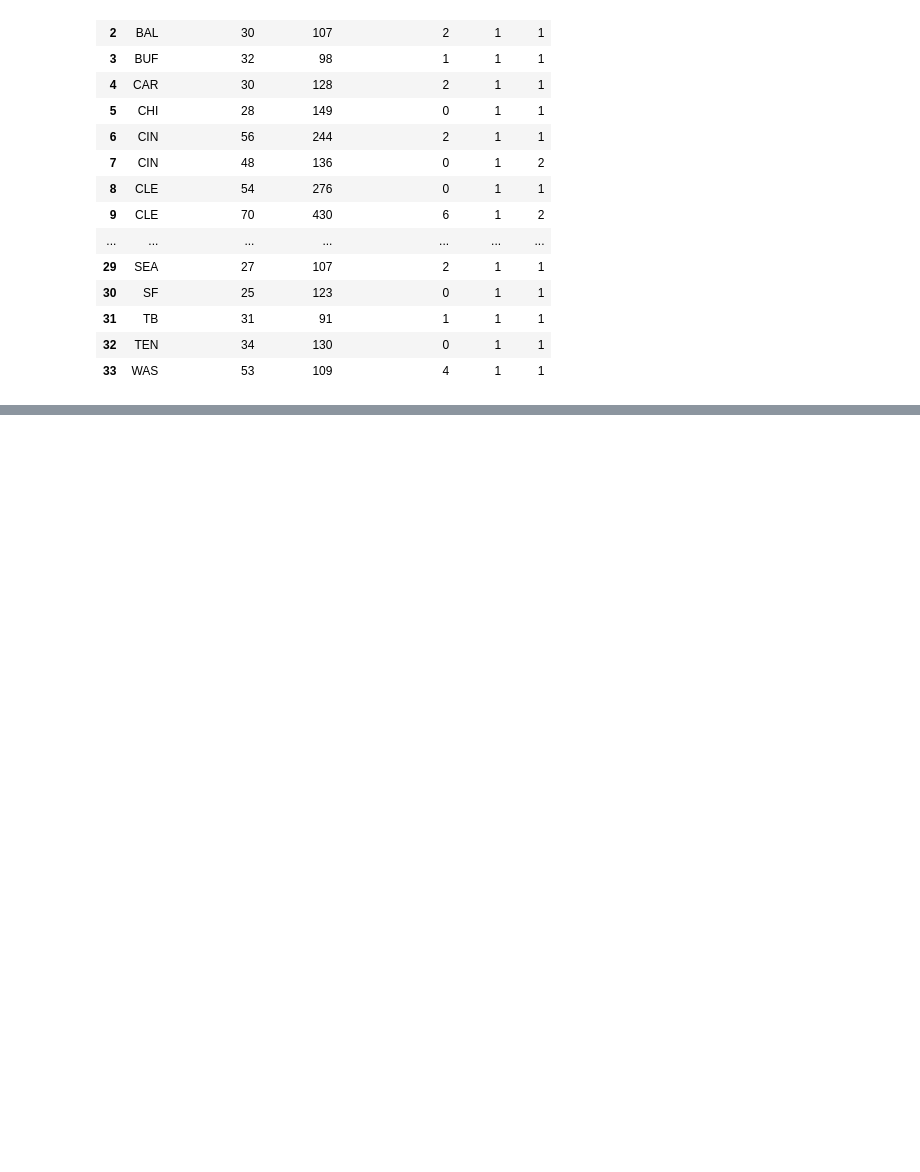
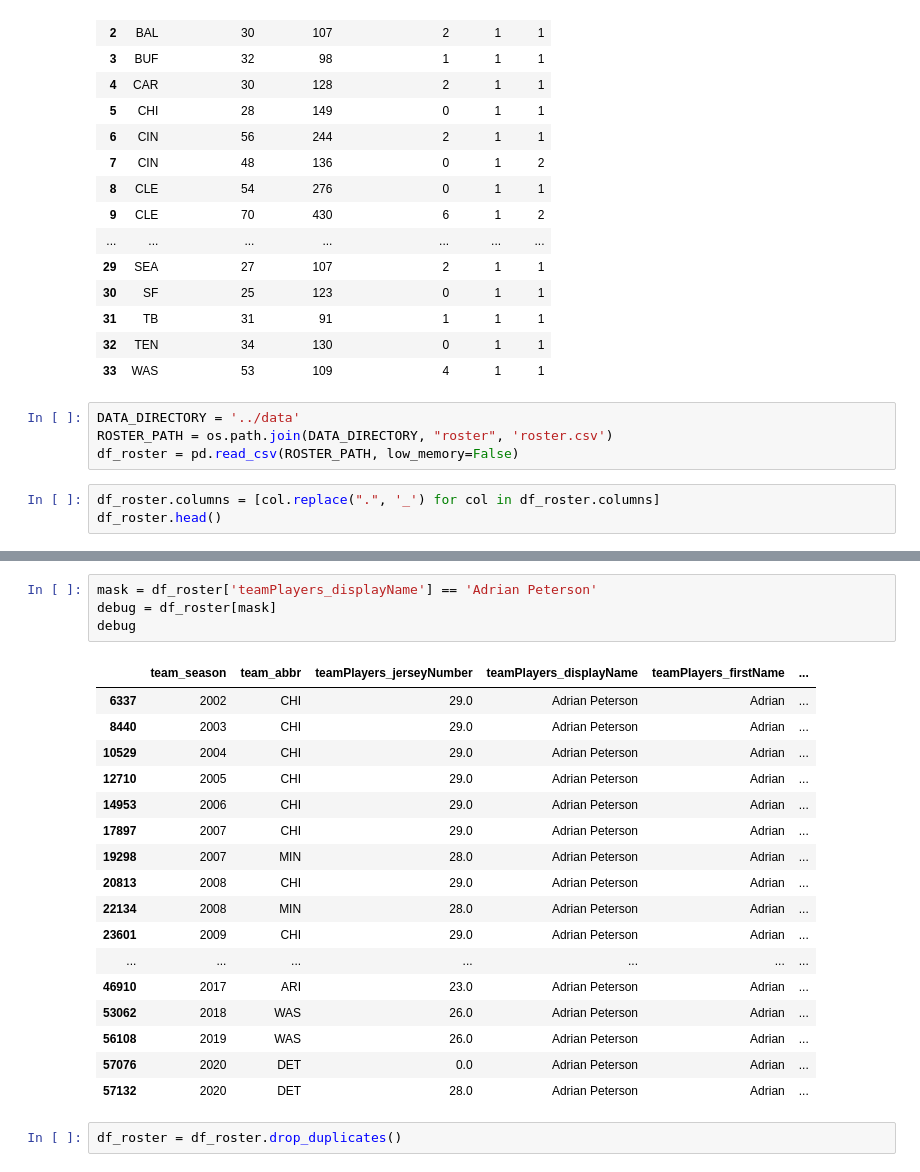
Before and after one commit to shind07/nfl-data-pipeline, a Jupyter notebook: notebooks/qc_rushing.ipynb, the cells around one changed output, grey strips where cells are left out. Cells and saved outputs as stored; diff of their text form; blank space fills up the shorter version.

```diff
--- a/notebooks/qc_rushing.ipynb
+++ b/notebooks/qc_rushing.ipynb
@@ -215,3 +234,10 @@ df[['team', 'total_attempts', 'total_yards', 'total_touchdowns', 'games', 'week'
 | 31 | TB | 31 | 91 | 1 | 1 | 1 |
 | 32 | TEN | 34 | 130 | 0 | 1 | 1 |
 | 33 | WAS | 53 | 109 | 4 | 1 | 1 |
+# %%
+DATA_DIRECTORY = '../data'
+ROSTER_PATH = os.path.join(DATA_DIRECTORY, "roster", 'roster.csv')
+df_roster = pd.read_csv(ROSTER_PATH, low_memory=False)
+# %%
+df_roster.columns = [col.replace(".", '_') for col in df_roster.columns]
+df_roster.head()
@@ -217,0 +251,24 @@ df[['team', 'total_attempts', 'total_yards', 'total_touchdowns', 'games', 'week'
+# %%
+mask = df_roster['teamPlayers_displayName'] == 'Adrian Peterson'
+debug = df_roster[mask]
+debug
+# %% [output]
+|  | team_season | team_abbr | teamPlayers_jerseyNumber | teamPlayers_displayName | teamPlayers_firstName | ... |
+| 6337 | 2002 | CHI | 29.0 | Adrian Peterson | Adrian | ... |
+| 8440 | 2003 | CHI | 29.0 | Adrian Peterson | Adrian | ... |
+| 10529 | 2004 | CHI | 29.0 | Adrian Peterson | Adrian | ... |
+| 12710 | 2005 | CHI | 29.0 | Adrian Peterson | Adrian | ... |
+| 14953 | 2006 | CHI | 29.0 | Adrian Peterson | Adrian | ... |
+| 17897 | 2007 | CHI | 29.0 | Adrian Peterson | Adrian | ... |
+| 19298 | 2007 | MIN | 28.0 | Adrian Peterson | Adrian | ... |
+| 20813 | 2008 | CHI | 29.0 | Adrian Peterson | Adrian | ... |
+| 22134 | 2008 | MIN | 28.0 | Adrian Peterson | Adrian | ... |
+| 23601 | 2009 | CHI | 29.0 | Adrian Peterson | Adrian | ... |
+| ... | ... | ... | ... | ... | ... | ... |
+| 46910 | 2017 | ARI | 23.0 | Adrian Peterson | Adrian | ... |
+| 53062 | 2018 | WAS | 26.0 | Adrian Peterson | Adrian | ... |
+| 56108 | 2019 | WAS | 26.0 | Adrian Peterson | Adrian | ... |
+| 57076 | 2020 | DET | 0.0 | Adrian Peterson | Adrian | ... |
+| 57132 | 2020 | DET | 28.0 | Adrian Peterson | Adrian | ... |
+# %%
+df_roster = df_roster.drop_duplicates()
```
Also changed, not shown: parts of 8 cells of this notebook.
